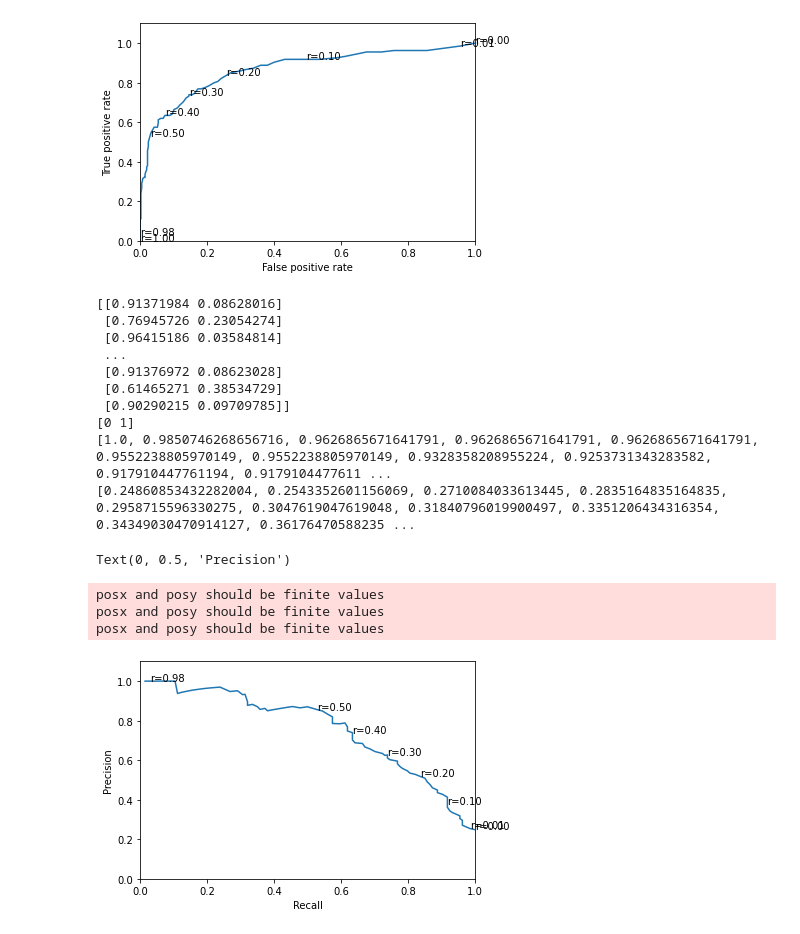
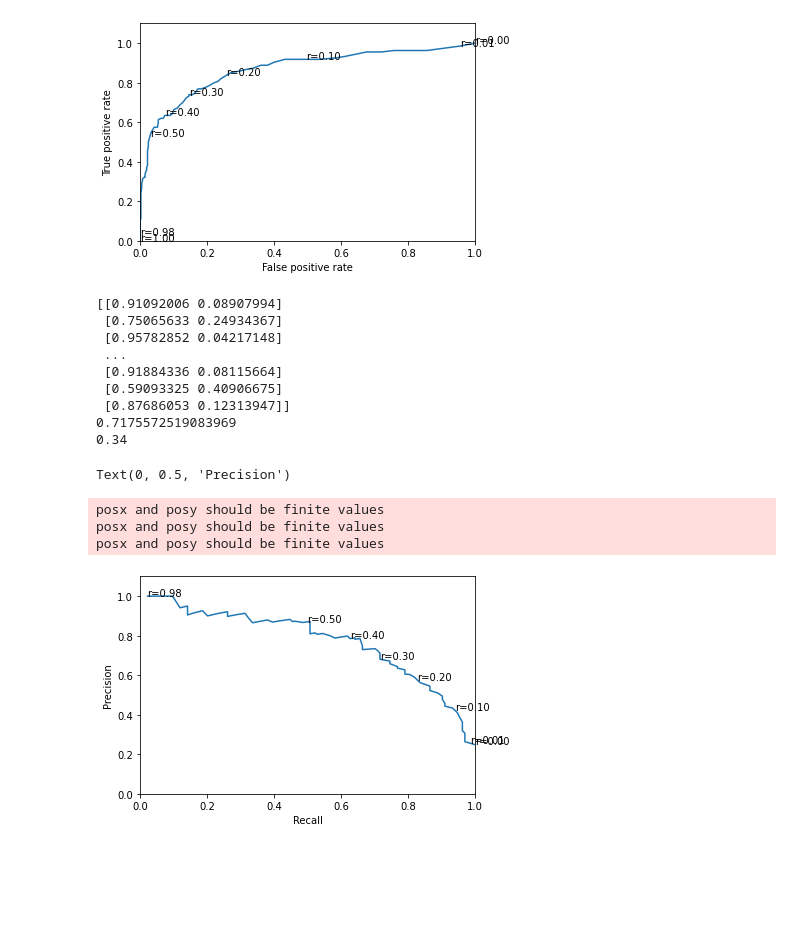
Before and after one commit to IZ001/Stat-Machine-Learning, a Jupyter notebook: Project_SML.ipynb, the cells around one changed output. Drawn from its saved outputs; the diff is of its cells as text; code cells hidden in the pictures; blank space fills up the shorter version.

```diff
--- a/Project_SML.ipynb
+++ b/Project_SML.ipynb
@@ -358,7 +358,7 @@ for s in subsets:
   #print(model.classes_)
   #print(predict_prob[0:5])
 
-  prediction = np.where(predict_prob[:,0] > 0.5, 0, 1)
+  prediction = np.where(predict_prob[:,1] > 0.34, 1, 0)
 
   #Misclassification error
   error = np.mean(prediction != y_test)
@@ -563,44 +563,55 @@ P = np.sum(y_test == positive_class)
 #predict_prob = model.predict_proba(scaler.transform(x_test))
 
 print(prob)
 
 prediction = np.empty(len(x_test), dtype ='object')
 
 tr_val = np.linspace(0.00 , 1, num =101)
-print(model.classes_)
+#print(model.classes_)
+#f1_max = 0
+#k_f1 = 0
+
 for k in tr_val:
   prediction = np.where(prob[:,1] > k, positive_class, negative_class)
   P_star = np.sum(prediction == positive_class)
   tr_pos = np.sum((prediction == y_test)&(prediction == positive_class))
 
+  rec = tr_pos/P
+  prec = tr_pos/P_star
+
+  f1 = 2*prec*rec/(prec+rec)
+  if f1_max < f1:
+    f1_max =f1
+    k_f1 = k
+
   recall.append(tr_pos/P)
   precision.append(tr_pos/P_star)
 
-print(recall)
-print(precision)
-print()
+#print(recall)
+#print(precision)
+print(f1_max)
+print(k_f1)
 
 plt.plot(recall, precision)
 for idx in [0, 1, 10, 20, 30,40, 50, 98, 100]:
   plt.text(recall[idx], precision[idx], f'r={tr_val[idx]:.2f}')
 
 plt.ylim([0, 1.1])
 plt.xlim([0,1])
 plt.xlabel('Recall')
 plt.ylabel('Precision')
 # %% [output]
-[[0.91371984 0.08628016]
- [0.76945726 0.23054274]
- [0.96415186 0.03584814]
+[[0.91092006 0.08907994]
+ [0.75065633 0.24934367]
+ [0.95782852 0.04217148]
  ...
- [0.91376972 0.08623028]
- [0.61465271 0.38534729]
- [0.90290215 0.09709785]]
-[0 1]
-[1.0, 0.9850746268656716, 0.9626865671641791, 0.9626865671641791, 0.9626865671641791, 0.9552238805970149, 0.9552238805970149, 0.9328358208955224, 0.9253731343283582, 0.917910447761194, 0.9179104477611 ...
-[0.24860853432282004, 0.2543352601156069, 0.2710084033613445, 0.2835164835164835, 0.2958715596330275, 0.3047619047619048, 0.31840796019900497, 0.3351206434316354, 0.34349030470914127, 0.36176470588235 ...
+ [0.91884336 0.08115664]
+ [0.59093325 0.40906675]
+ [0.87686053 0.12313947]]
+0.7175572519083969
+0.34
 Text(0, 0.5, 'Precision')
 posx and posy should be finite values
 posx and posy should be finite values
 posx and posy should be finite values
-[figure, old version]
+[figure, new version]
```
Also changed, not shown: parts of 1 cell of this notebook.
